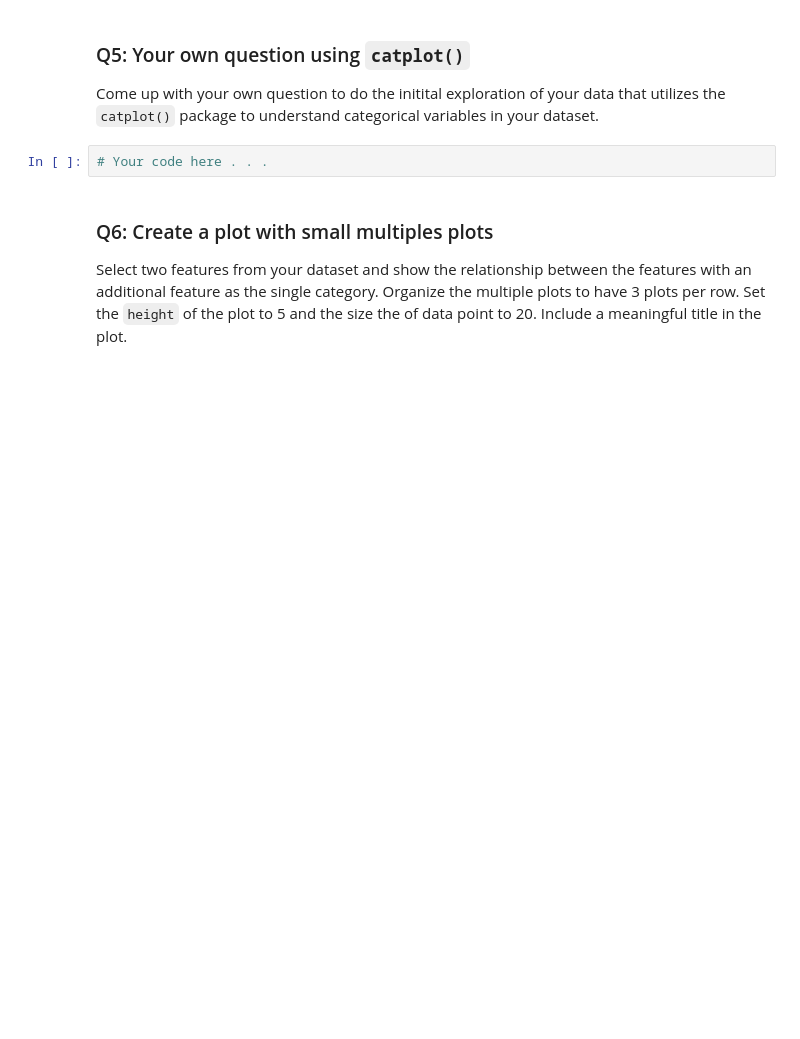
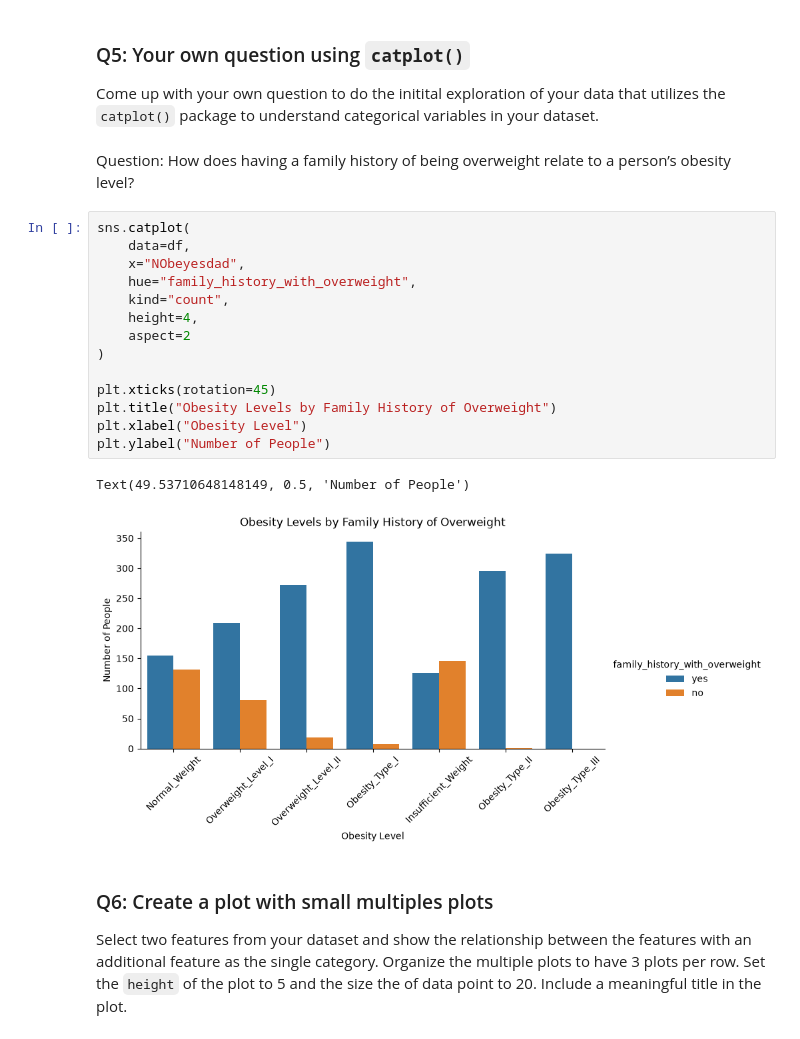
Before and after one commit to Radikahn/133Obesity, a Jupyter notebook: project_class_notebooks/P1_initial_exploration.ipynb, the cells around one changed output. Cells and saved outputs as stored; diff of their text form; blank space fills up the shorter version.

```diff
--- a/project_class_notebooks/P1_initial_exploration.ipynb
+++ b/project_class_notebooks/P1_initial_exploration.ipynb
@@ -125,8 +125,25 @@ Text(55.736305555555546, 0.5, 'Weight (kg)')
 # %% [markdown]
 ### Q5: Your own question using `catplot()`
 Come up with your own question to do the initital exploration of your data that utilizes the `catplot()` package to understand categorical variables in your dataset.
-# %%
-# Your code here . . .
+# %% [markdown]
+Question: How does having a family history of being overweight relate to a person’s obesity level?
+# %%
+sns.catplot(
+    data=df,
+    x="NObeyesdad",
+    hue="family_history_with_overweight",
+    kind="count",
+    height=4,
+    aspect=2
+)
+
+plt.xticks(rotation=45)
+plt.title("Obesity Levels by Family History of Overweight")
+plt.xlabel("Obesity Level")
+plt.ylabel("Number of People")
+# %% [output]
+Text(49.53710648148149, 0.5, 'Number of People')
+[figure, added]
 # %% [markdown]
 ### Q6: Create a plot with small multiples plots
 Select two features from your dataset and show the relationship between the features with an additional feature as the single category. Organize the multiple plots to have 3 plots per row. Set the `height` of the plot to 5 and the size the of data point to 20. Include a meaningful title in the plot.
```
Also changed, not shown: parts of 2 cells of this notebook.
